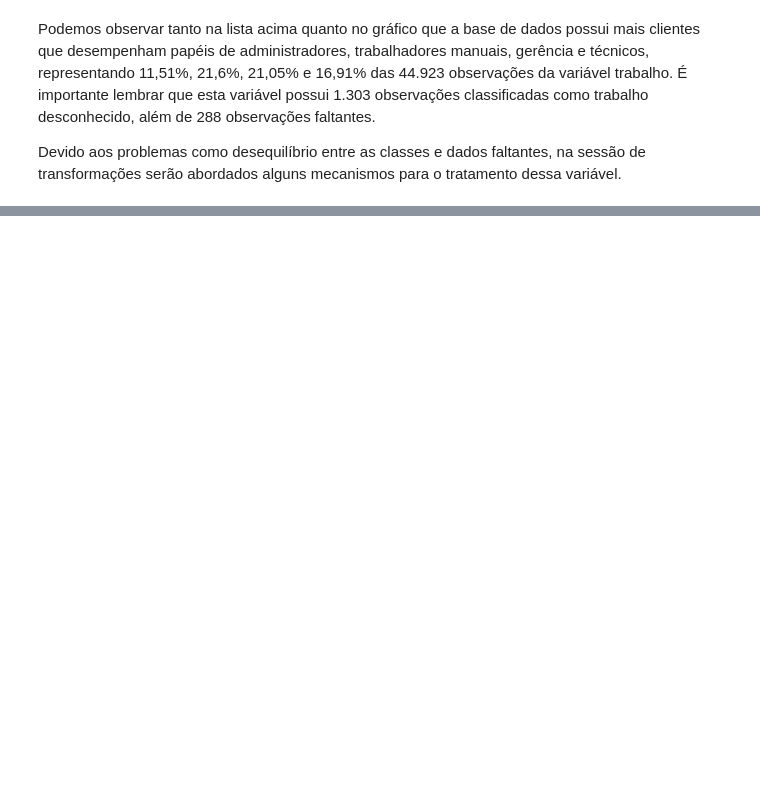
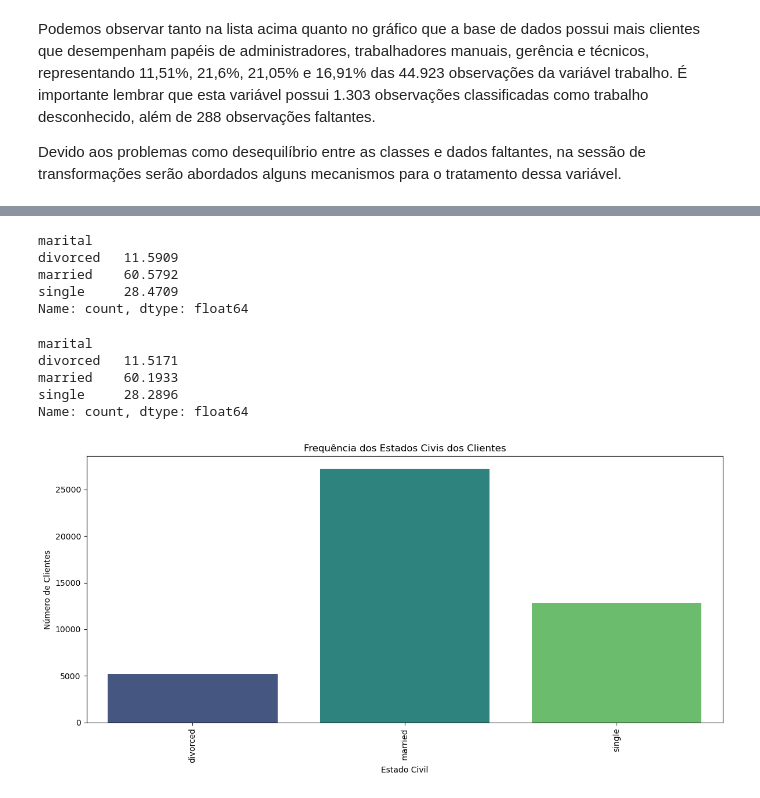
Before and after one commit to gabrieldadcarvalho/machine_learning, a Jupyter notebook: pjt_final/data_understanding.ipynb, the cells around one changed output, grey strips where cells are left out. Saved outputs shown, nothing was run; the diff lists cells and outputs as text; code cells hidden in the pictures; blank space fills up the shorter version.

```diff
--- a/pjt_final/data_understanding.ipynb
+++ b/pjt_final/data_understanding.ipynb
@@ -244,0 +305,29 @@ Devido aos problemas como desequilíbrio entre as classes e dados faltantes, na
+# %%
+marital_counts*100/44923
+# %% [output]
+marital
+divorced   11.5909
+married    60.5792
+single     28.4709
+Name: count, dtype: float64
+# %%
+marital_counts = X['marital'].value_counts().sort_index()
+
+marital_percentages = (marital_counts * 100 / sum(marital_counts.values))
+print(marital_percentages)
+# %% [output]
+marital
+divorced   11.5171
+married    60.1933
+single     28.2896
+Name: count, dtype: float64
+# %%
+plt.figure(figsize=(12,6))
+sns.barplot(x=marital_counts.index, y=marital_counts.values, palette='viridis')
+plt.title('Frequência dos Estados Civis dos Clientes')
+plt.xlabel('Estado Civil')
+plt.ylabel('Número de Clientes')
+plt.xticks(rotation=90)
+plt.tight_layout()
+# %% [output]
+[figure, added]
```
Also changed, not shown: parts of 10 cells of this notebook.
